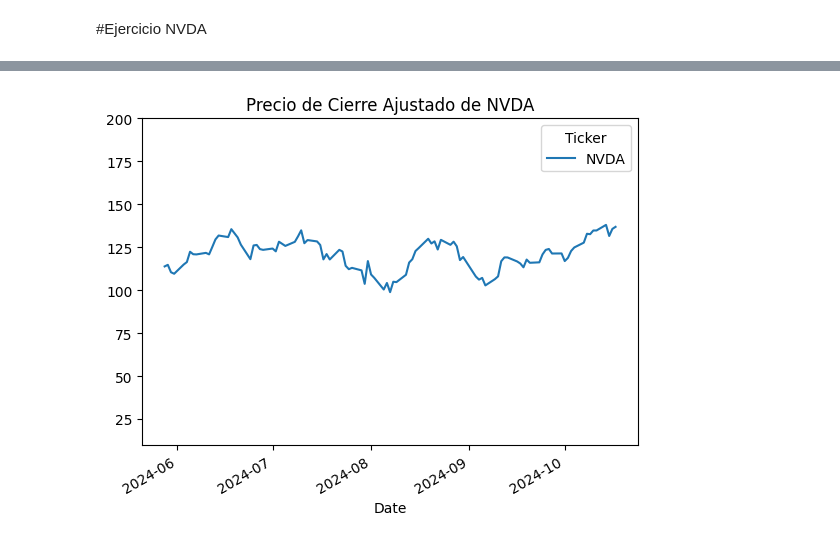
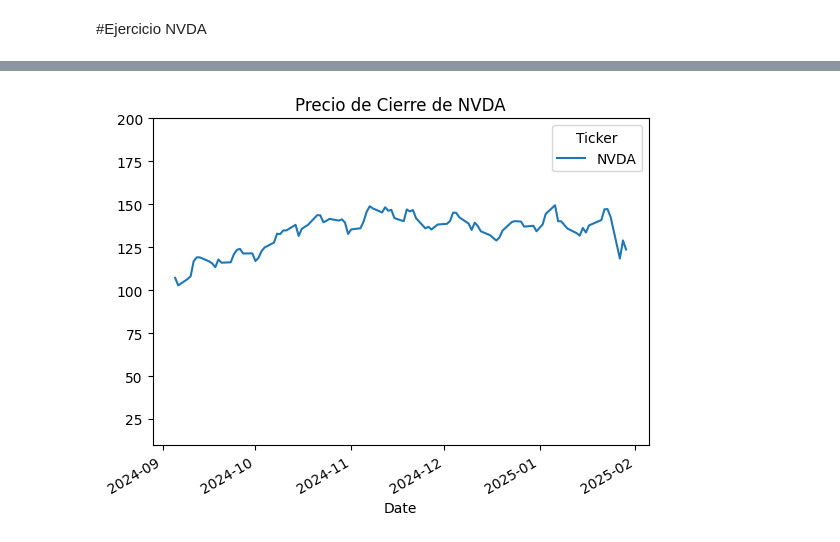
Before and after one commit to mateocivil10/pj_sa_202501, a Jupyter notebook: notebooks/Bootstrapping.ipynb, the cells around one changed output, grey strips where cells are left out. Saved outputs shown, nothing was run; the diff lists cells and outputs as text; code cells hidden in the pictures.

```diff
--- a/notebooks/Bootstrapping.ipynb
+++ b/notebooks/Bootstrapping.ipynb
@@ -316,8 +315,8 @@ plt.show()
 #Ejercicio NVDA
 # %%
 Ticker = "NVDA"
-Start_Date = "2023-10-18"
-End_Date  = "2024-10-18"
+Start_Date = "2024-01-30"
+End_Date  = "2025-01-30"
 data = yf.download(Ticker, Start_Date, End_Date)
 data.head()
 data['Close'].plot(title=f"Precio de Cierre Ajustado de {Ticker}")
@@ -444,9 +443,9 @@ plt.show()
 # %%
-# Graficar solo los últimos 100 datos de 'Adj Close'
-data['Close'].iloc[-100:].plot(title=f"Precio de Cierre Ajustado de {Ticker}")
+# Graficar solo los últimos 100 datos de 'Close'
+data['Close'].iloc[-100:].plot(title=f"Precio de Cierre de {Ticker}")
 
 # Mostrar el gráfico
 plt.ylim(10, 200)
 plt.show()
 # %% [output]
-[figure, old version]
+[figure, new version]
```
Also changed, not shown: parts of 20 cells of this notebook.
